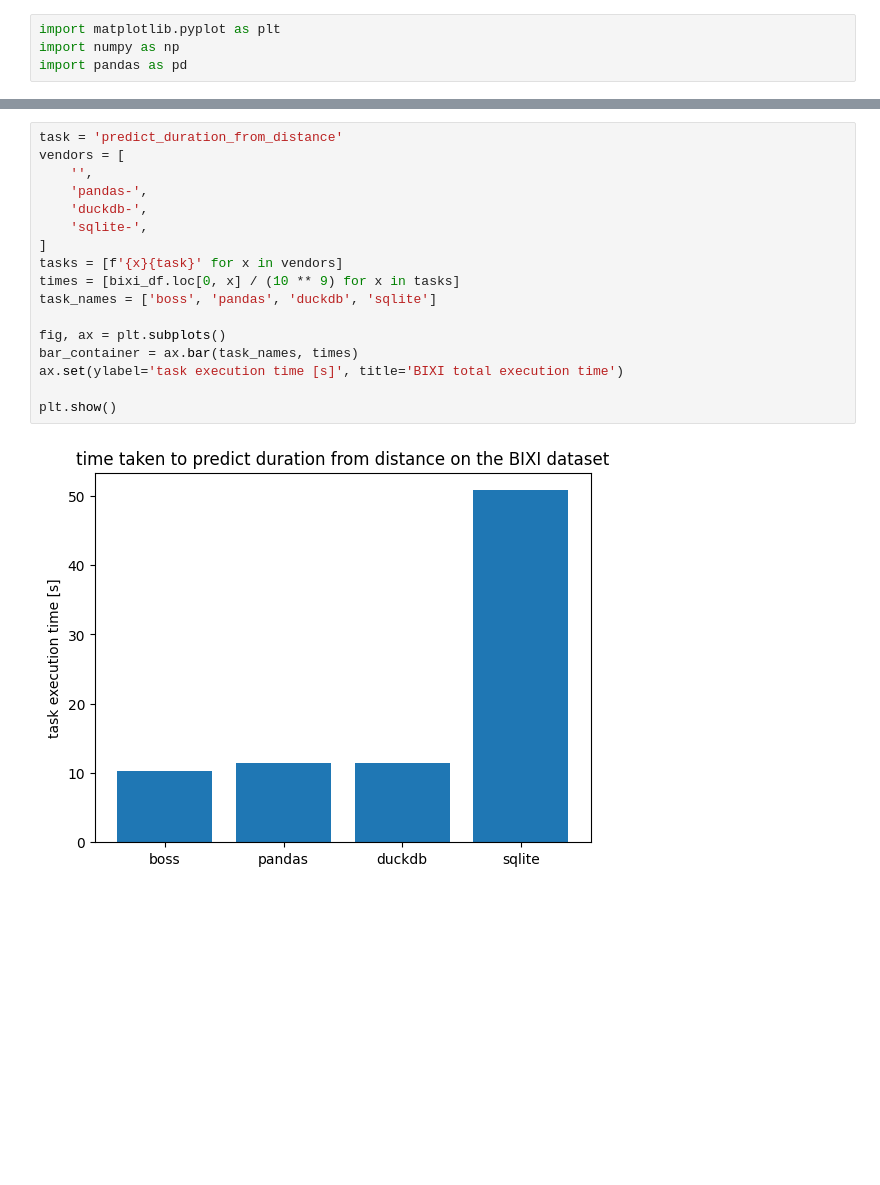
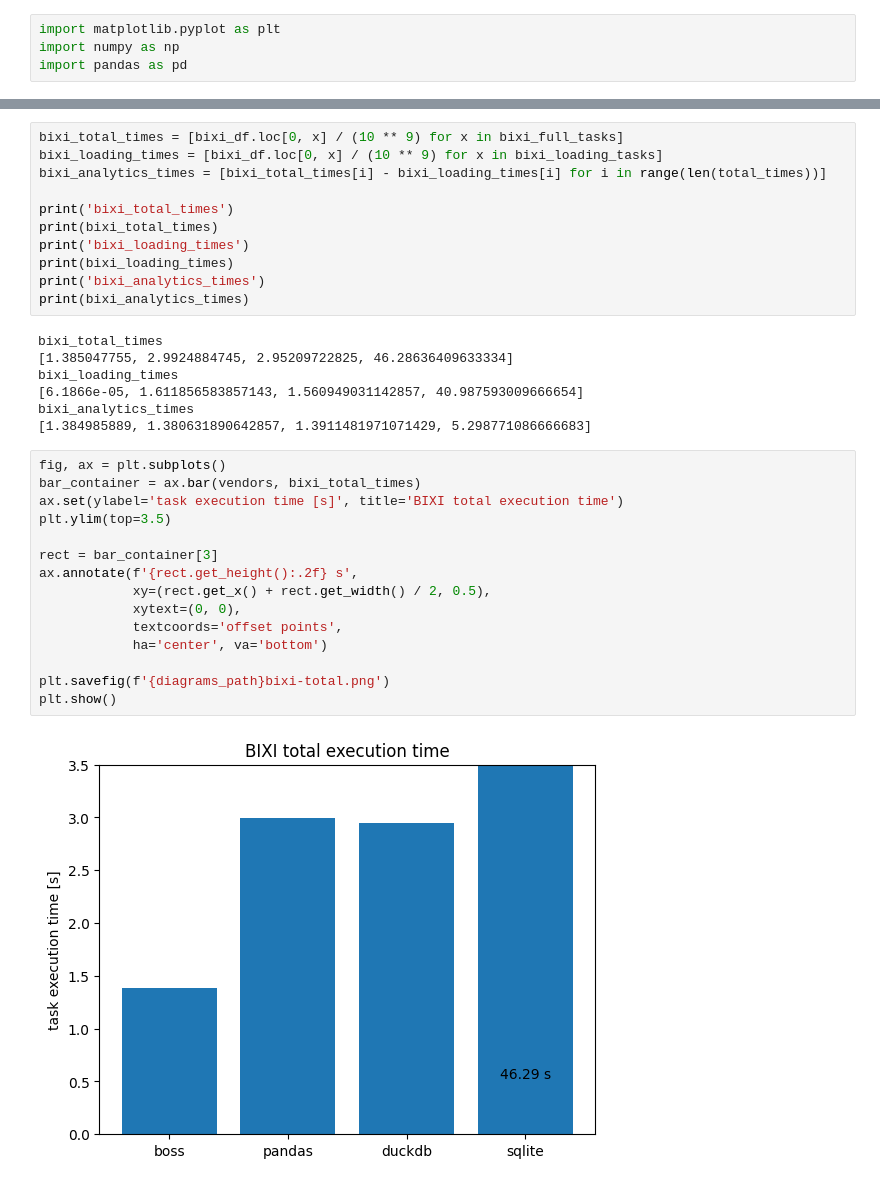
Before and after one commit to trubby22/database-fyp, a Jupyter notebook: bixi-benchmarks/visualise-data.ipynb, the cells around one changed output, grey strips where cells are left out. Saved outputs shown, nothing was run; the diff lists cells and outputs as text; blank space fills up the shorter version.

Commit message:
visualisation

```diff
--- a/bixi-benchmarks/visualise-data.ipynb
+++ b/bixi-benchmarks/visualise-data.ipynb
@@ -88,20 +122,36 @@ plt.show()
+# %%
+bixi_total_times = [bixi_df.loc[0, x] / (10 ** 9) for x in bixi_full_tasks]
+bixi_loading_times = [bixi_df.loc[0, x] / (10 ** 9) for x in bixi_loading_tasks]
+bixi_analytics_times = [bixi_total_times[i] - bixi_loading_times[i] for i in range(len(total_times))]
+
+print('bixi_total_times')
+print(bixi_total_times)
+print('bixi_loading_times')
+print(bixi_loading_times)
+print('bixi_analytics_times')
+print(bixi_analytics_times)
+# %% [output]
+bixi_total_times
+[1.385047755, 2.9924884745, 2.95209722825, 46.28636409633334]
+bixi_loading_times
+[6.1866e-05, 1.611856583857143, 1.560949031142857, 40.987593009666654]
+bixi_analytics_times
+[1.384985889, 1.380631890642857, 1.3911481971071429, 5.298771086666683]
 # %%
-task = 'predict_duration_from_distance'
-vendors = [
-    '',
-    'pandas-',
-    'duckdb-',
-    'sqlite-',
-]
-tasks = [f'{x}{task}' for x in vendors]
-times = [bixi_df.loc[0, x] / (10 ** 9) for x in tasks]
-task_names = ['boss', 'pandas', 'duckdb', 'sqlite']
+fig, ax = plt.subplots()
+bar_container = ax.bar(vendors, bixi_total_times)
+ax.set(ylabel='task execution time [s]', title='BIXI total execution time')
+plt.ylim(top=3.5)
 
-fig, ax = plt.subplots()
-bar_container = ax.bar(task_names, times)
-ax.set(ylabel='task execution time [s]', title='BIXI total execution time')
+rect = bar_container[3]
+ax.annotate(f'{rect.get_height():.2f} s',
+            xy=(rect.get_x() + rect.get_width() / 2, 0.5),
+            xytext=(0, 0),
+            textcoords='offset points',
+            ha='center', va='bottom')
 
+plt.savefig(f'{diagrams_path}bixi-total.png')
 plt.show()
 # %% [output]
-[figure, old version]
+[figure, new version]
 # %%
```
Also changed, not shown: parts of 8 cells of this notebook.
